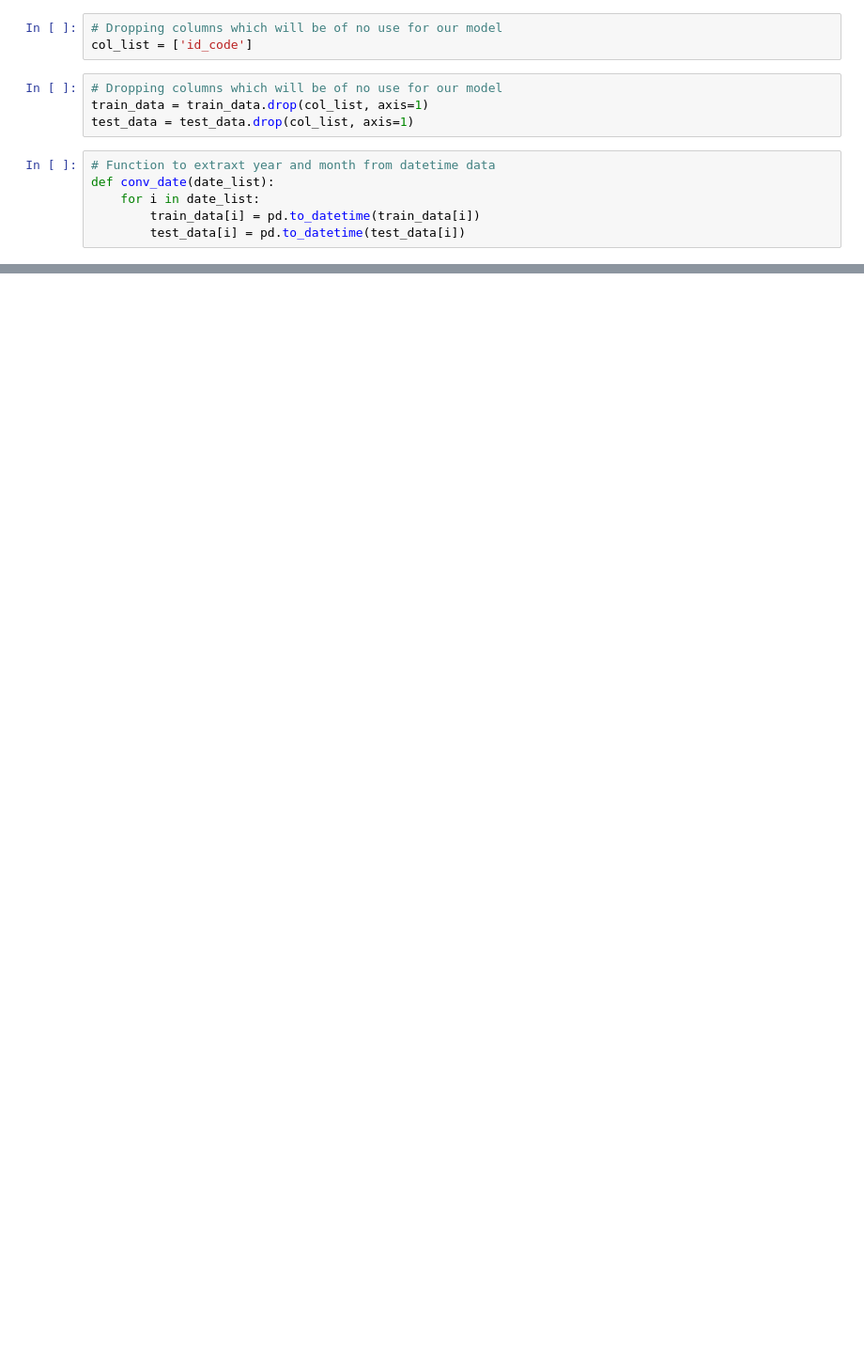
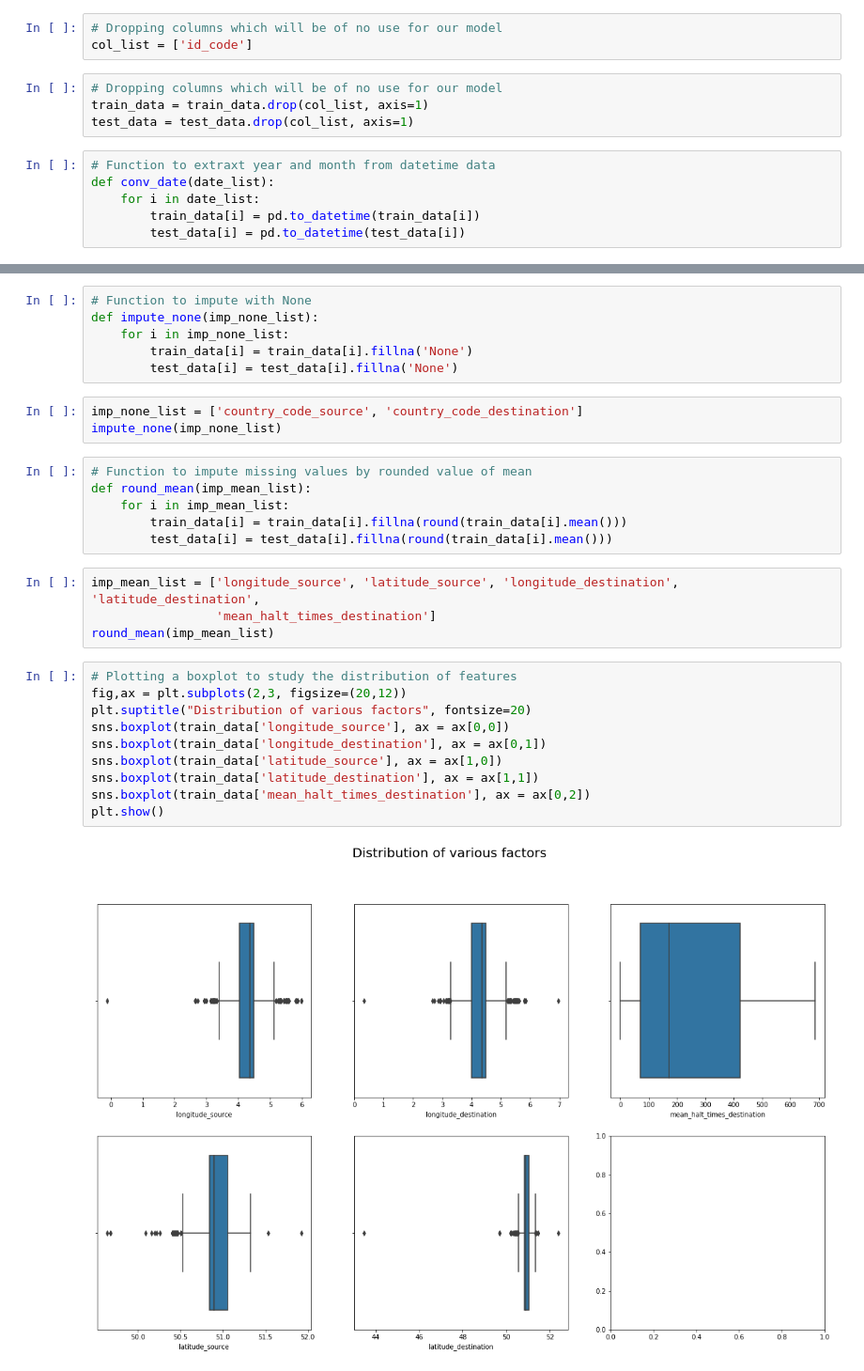
Before and after one commit to shreayan98c/Hitachi-Hiring-Challenge, a Jupyter notebook: classifier.ipynb, the cells around one changed output, grey strips where cells are left out. Shown at 94% size. Drawn from its saved outputs; the diff is of its cells as text; blank space fills up the shorter version.

Commit message:
Data Cleaning

```diff
--- a/classifier.ipynb
+++ b/classifier.ipynb
@@ -239,0 +274,31 @@ test_data = test_data.drop(col_list, axis=1)
+# %%
+# Function to impute with None
+def impute_none(imp_none_list):
+    for i in imp_none_list:
+        train_data[i] = train_data[i].fillna('None')
+        test_data[i] = test_data[i].fillna('None')
+# %%
+imp_none_list = ['country_code_source', 'country_code_destination']
+impute_none(imp_none_list)
+# %%
+# Function to impute missing values by rounded value of mean
+def round_mean(imp_mean_list):
+    for i in imp_mean_list:
+        train_data[i] = train_data[i].fillna(round(train_data[i].mean()))
+        test_data[i] = test_data[i].fillna(round(train_data[i].mean()))
+# %%
+imp_mean_list = ['longitude_source', 'latitude_source', 'longitude_destination', 'latitude_destination',
+                 'mean_halt_times_destination']
+round_mean(imp_mean_list)
+# %%
+# Plotting a boxplot to study the distribution of features
+fig,ax = plt.subplots(2,3, figsize=(20,12))
+plt.suptitle("Distribution of various factors", fontsize=20)
+sns.boxplot(train_data['longitude_source'], ax = ax[0,0])
+sns.boxplot(train_data['longitude_destination'], ax = ax[0,1])
+sns.boxplot(train_data['latitude_source'], ax = ax[1,0])
+sns.boxplot(train_data['latitude_destination'], ax = ax[1,1])
+sns.boxplot(train_data['mean_halt_times_destination'], ax = ax[0,2])
+plt.show()
+# %% [output]
+[figure, added]
```
Also changed, not shown: parts of 16 cells of this notebook.
